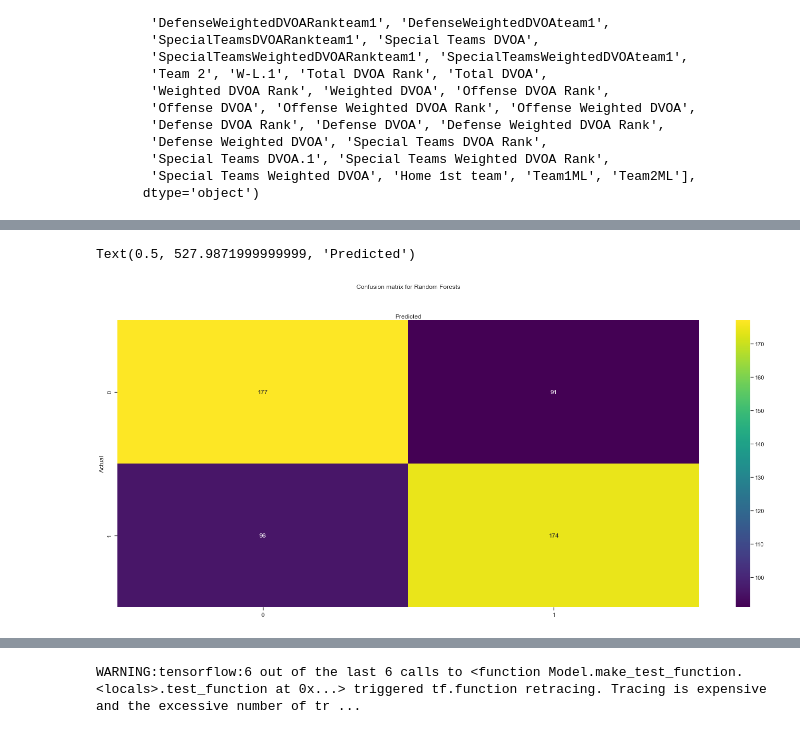
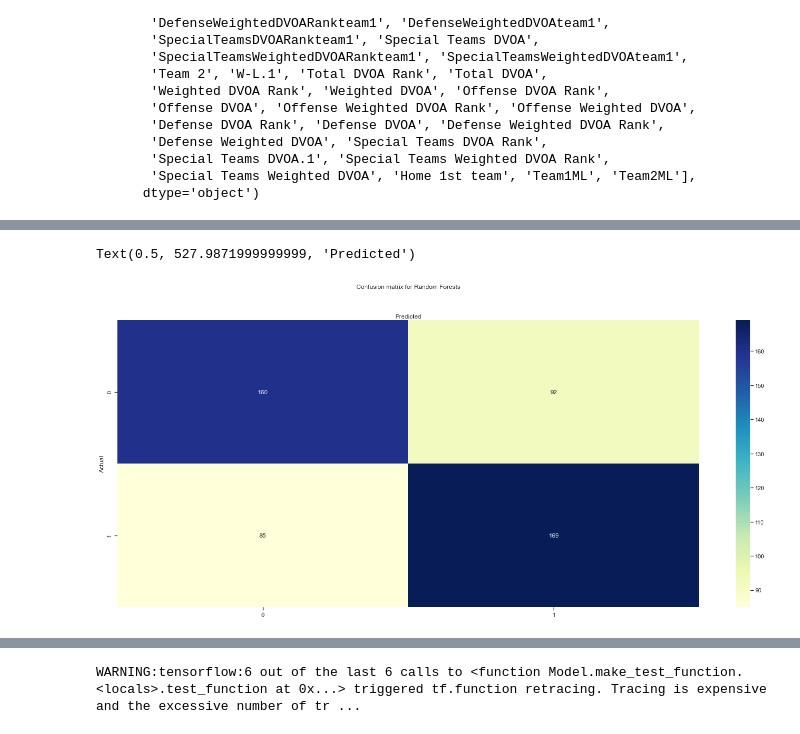
Before and after one commit to vivekbavda/NFL, a Jupyter notebook: BavdaNFLCapstoneDataCleaning.ipynb, the cells around one changed output, grey strips where cells are left out. Saved outputs shown, nothing was run; the diff lists cells and outputs as text; code cells hidden in the pictures.

```diff
--- a/BavdaNFLCapstoneDataCleaning.ipynb
+++ b/BavdaNFLCapstoneDataCleaning.ipynb
@@ -1193,8 +1205,8 @@ Sy=SX['W-L']
 #SX=SX.drop(columns=['W-L', 'Team', 'Team 2'])
 SX=SX[features]
 # %%
-X=dfprojected3[features]
-y=dfprojected3[target]
+X=dfprojected2[features]
+y=dfprojected2[target]
 ss = StandardScaler()
 X_sc=ss.fit_transform(X)
 # %%
@@ -1203,6 +1215,16 @@ lr=LogisticRegression()
 knn= KNeighborsClassifier(n_neighbors=1, weights='distance', metric='euclidean')
 rf=RandomForestClassifier(n_estimators=75, n_jobs=-1)
 clf = svm.SVC()
+knn_pipe = Pipeline([
+    ('ss', StandardScaler()),
+    ('knn', KNeighborsClassifier())
+])
+
+vote = VotingClassifier([
+    ('tree', RandomForestClassifier()),
+    ('grad_boost', GradientBoostingClassifier()),
+    ('ada_boost', AdaBoostClassifier(base_estimator=RandomForestClassifier())),
+    ('knn_pipe', knn_pipe)])
 # %%
 #Cross val scores
 lr_scores = cross_val_score(lr, X, y, cv=KFold(n_splits=5, shuffle=True))
@@ -1276,8 +1305,8 @@ kernel_range = ['rbf']
 
 param_grid = dict(gamma=gamma_range,  C=C_range, kernel=kernel_range)
 
-grid = GridSearchCV(clf, param_grid, cv = 5,
+grid1 = GridSearchCV(clf, param_grid, cv = 5,
                     scoring = 'accuracy', verbose = 1, n_jobs = -1)
 
-grid.fit(X_sc, y)
+grid1.fit(X_sc, y)
 # %% [output]
@@ -1321,0 +1350,22 @@ Text(0.5, 527.9871999999999, 'Predicted label')
+# %%
+params = {
+    'ada_boost__base_estimator__max_depth': [1],
+    'grad_boost__n_estimators': [50],
+    'knn_pipe__knn__n_neighbors': [6],
+    'weights': [[.3, .3, .2, .2]]
+}
+gsadagr = GridSearchCV(vote, param_grid=params)
+gsadagr.fit(X, y)
+print(gsadagr.best_score_)
+gsadagr.best_params_
+#Initial run best results
+# params = {
+#     'ada_boost__base_estimator__max_depth': [1, 2],
+#     'grad_boost__n_estimators': [50, 75],
+#     'knn_pipe__knn__n_neighbors': [5, 6],
+#     'weights': [[.25, .25, .25, .25], [.3, .3, .2, .2]]
+#Best results from initial one
+# 1,
+# 50,
+# 6,
+# 0.3, 0.3, 0.2, 0.2]}
@@ -1397,20 +1492,20 @@ array([[177,  91],
 # %%
 # name  of classes
 fig, ax = plt.subplots()
 tick_marks = np.arange(len(y))
 plt.xticks(tick_marks, y)
 plt.yticks(tick_marks, y)
 # create heatmap
-sns.heatmap(pd.DataFrame(cnf_matrix_rf), annot=True, cmap="viridis" ,fmt='g')
+sns.heatmap(pd.DataFrame(cnf_matrix_rf), annot=True, cmap="YlGnBu" ,fmt='g')
 ax.xaxis.set_label_position("top")
 plt.tight_layout()
 plt.title('Confusion matrix for Random Forests', y=1.1)
 plt.ylabel('Actual')
 plt.xlabel('Predicted')
 #Riley Dallas's Classification MetricII lecture
 # %% [output]
 Text(0.5, 527.9871999999999, 'Predicted')
-[figure, old version]
+[figure, new version]
 # %%
 print("Accuracy:",metrics.accuracy_score(y, rfpredictions))
 print("Precision:",metrics.precision_score(y, rfpredictions))
```
Also changed, not shown: parts of 55 cells of this notebook.
